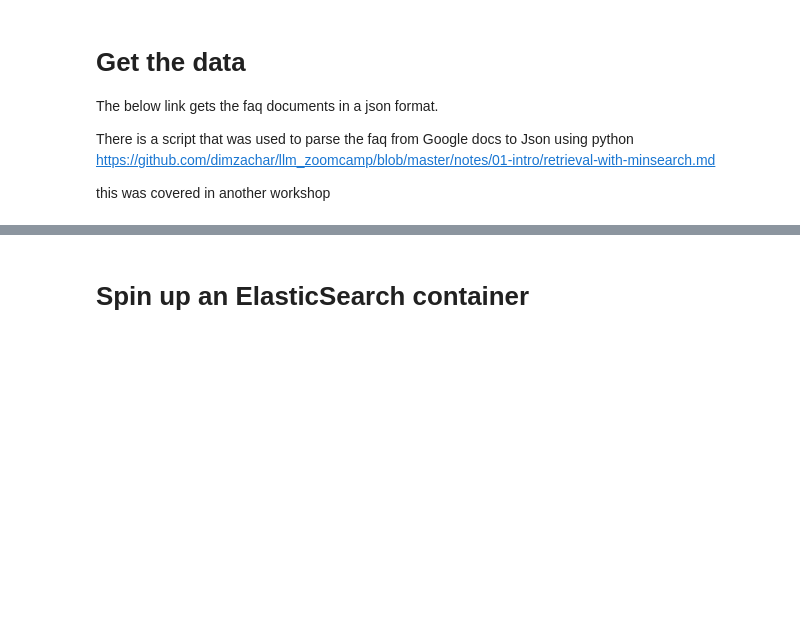
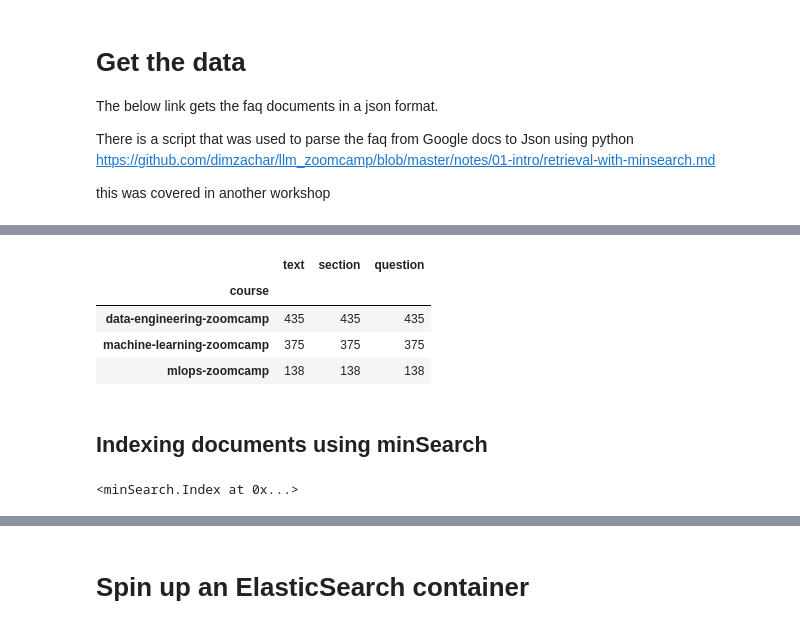
Before and after one commit to yashk1/LLMZoomcamp, a Jupyter notebook: 01_intro/rag.ipynb, the cells around one changed output, grey strips where cells are left out. Drawn from its saved outputs; the diff is of its cells as text; code cells hidden in the pictures; blank space fills up the shorter version.

```diff
--- a/01_intro/rag.ipynb
+++ b/01_intro/rag.ipynb
@@ -43,0 +18,15 @@ import json
+# %%
+documents = []
+
+for course_dict in docs_raw:
+    for doc in course_dict['documents']:
+        doc['course'] = course_dict['course']
+        documents.append(doc)
+
+documents[:2] #list of dictioanry with all the document questions
+
+# STRUCTURE
+# text: answer to the question
+# section: section question belongs to
+# question: actual question
+# course: what course question belongs to
@@ -43,0 +42,12 @@ import json
+# %%
+import pandas as pd
+docs_df = pd.DataFrame(documents)
+docs_df.groupby('course').count()
+# %% [output]
+|  | text | section | question |
+| course |  |  |  |
+| data-engineering-zoomcamp | 435 | 435 | 435 |
+| machine-learning-zoomcamp | 375 | 375 | 375 |
+| mlops-zoomcamp | 138 | 138 | 138 |
+# %% [markdown]
+## Indexing documents using minSearch
@@ -43,0 +61,4 @@ import json
+# %%
+index.fit(documents)
+# %% [output]
+<minSearch.Index at 0x...>
```
Also changed, not shown: parts of 16 cells of this notebook.
